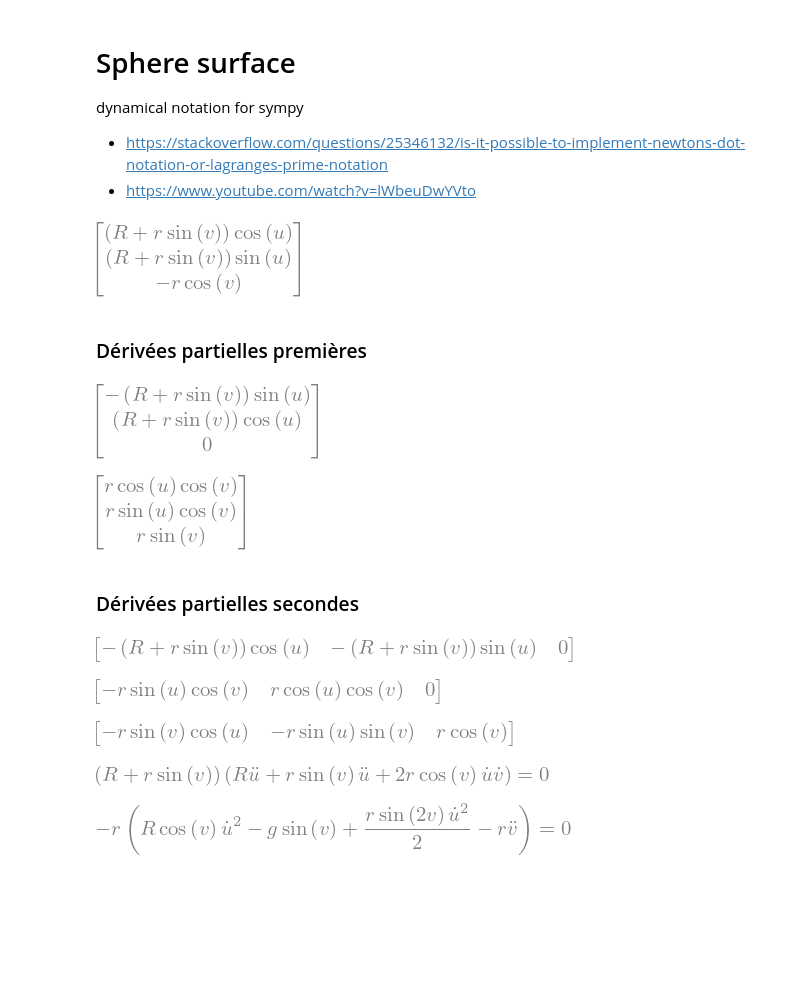
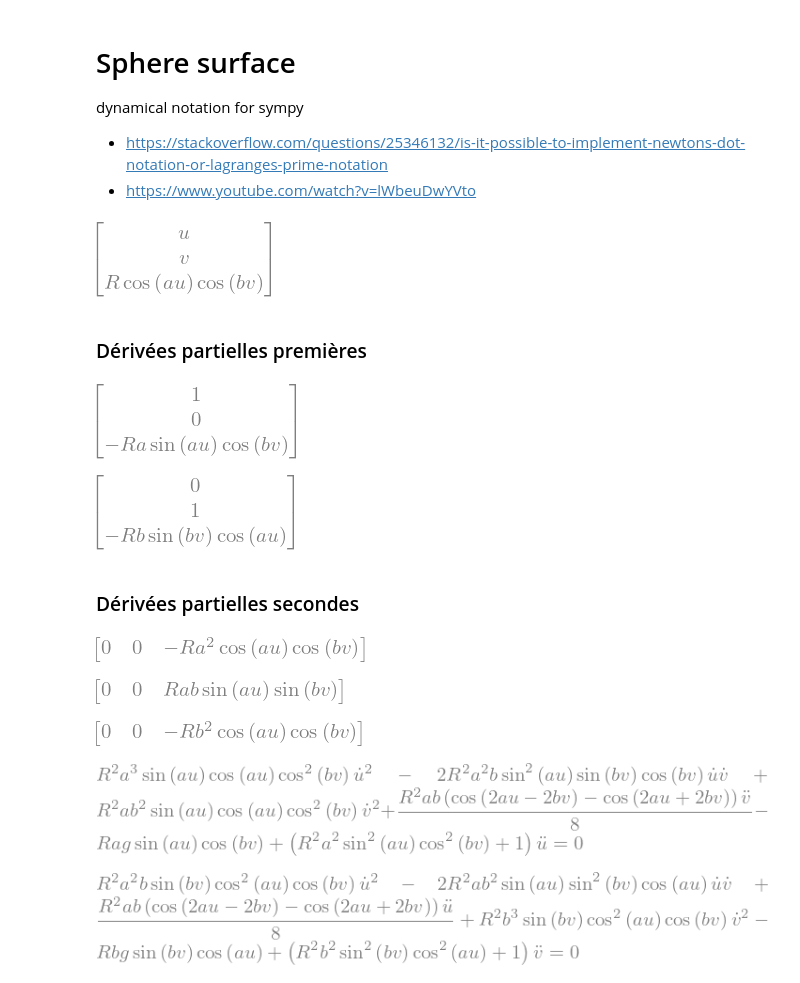
Before and after one commit to lucasdietrich/gsurface, a Jupyter notebook: surface_calculation.ipynb, the cells around one changed output. Cells and saved outputs as stored; diff of their text form; code cells hidden in the pictures; blank space fills up the shorter version.

Commit message:
add forces, add base surfaces, add examples, sims works

```diff
--- a/surface_calculation.ipynb
+++ b/surface_calculation.ipynb
@@ -15,7 +15,7 @@ from sympy.physics import mechanics
 
 R, g, r = symbols('R g r')
 
-a, b, c = symbols('a b c')
+a, b, c, R = symbols('a b c R')
 
 t = symbols('t')
 
@@ -26,46 +26,52 @@ init_vprinting()
 # u = Function("u")(t)
 # v = Function("v")(t)
 # %%
-surface = 2
+surface = 3
 
 if surface == 0: # sphere
     x = R * cos(u) * cos(v)
     y = R * sin(u) * cos(v)
     z = R * sin(v)
 
     # transformation v += pi/2
     x = x.subs(v, v - pi/2)
     y = y.subs(v, v - pi/2)
     z = z.subs(v, v - pi/2)
 
 elif surface == 1: # plan
     x = u
     y = v
     z = a*u+b*v
 
 elif surface == 2: # tore
     x = (R + r * cos(v)) * cos(u)
     y = (R + r * cos(v)) * sin(u)
     z = r * sin(v)
 
     # transformation v += pi/2
     x = x.subs(v, v - pi/2)
     y = y.subs(v, v - pi/2)
     z = z.subs(v, v - pi/2)
 
+elif surface == 3: # egg box
+    x = u
+    y = v
+    z = R*cos(a*u)*cos(b*v)
+
+
 S = Matrix([x, y, z])
 
 display(S)
 # %% [output]
-[figure, old version]
+[figure, new version]
 # %% [markdown]
 ### Dérivées partielles premières
 # %%
 display(diff(S, u))
 display(diff(S, v))
 # %% [output]
-[figure, old version]
+[figure, new version]
-[figure, old version]
+[figure, new version]
 # %% [markdown]
 ### Dérivées partielles secondes
 # %%
@@ -73,9 +79,9 @@ display(diff(S, u, u).transpose())
 display(diff(S, u, v).transpose())
 display(diff(S, v, v).transpose())
 # %% [output]
-[figure, old version]
+[figure, new version]
-[figure, old version]
+[figure, new version]
-[figure, old version]
+[figure, new version]
 # %%
 F = Matrix([0, 0, -g])
 
@@ -92,5 +98,5 @@ eq = [
 
 display(*eq)
 # %% [output]
-[figure, old version]
+[figure, new version]
-[figure, old version]
+[figure, new version]
```
Also changed, not shown: 27 other files.
